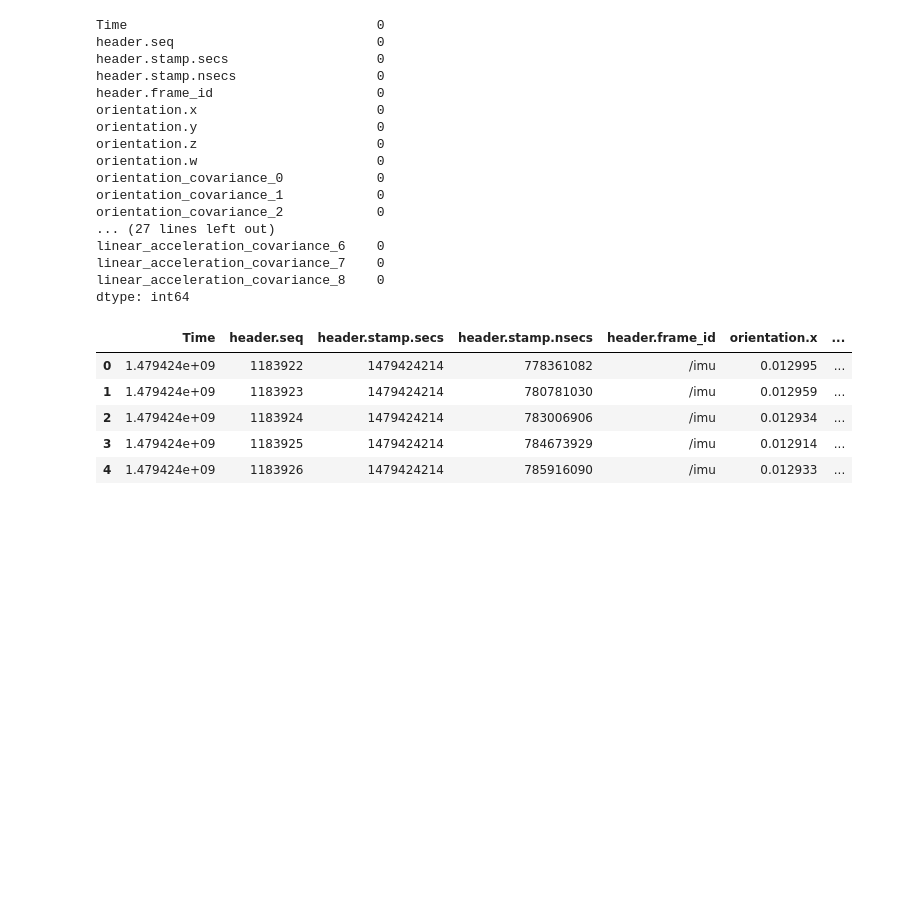
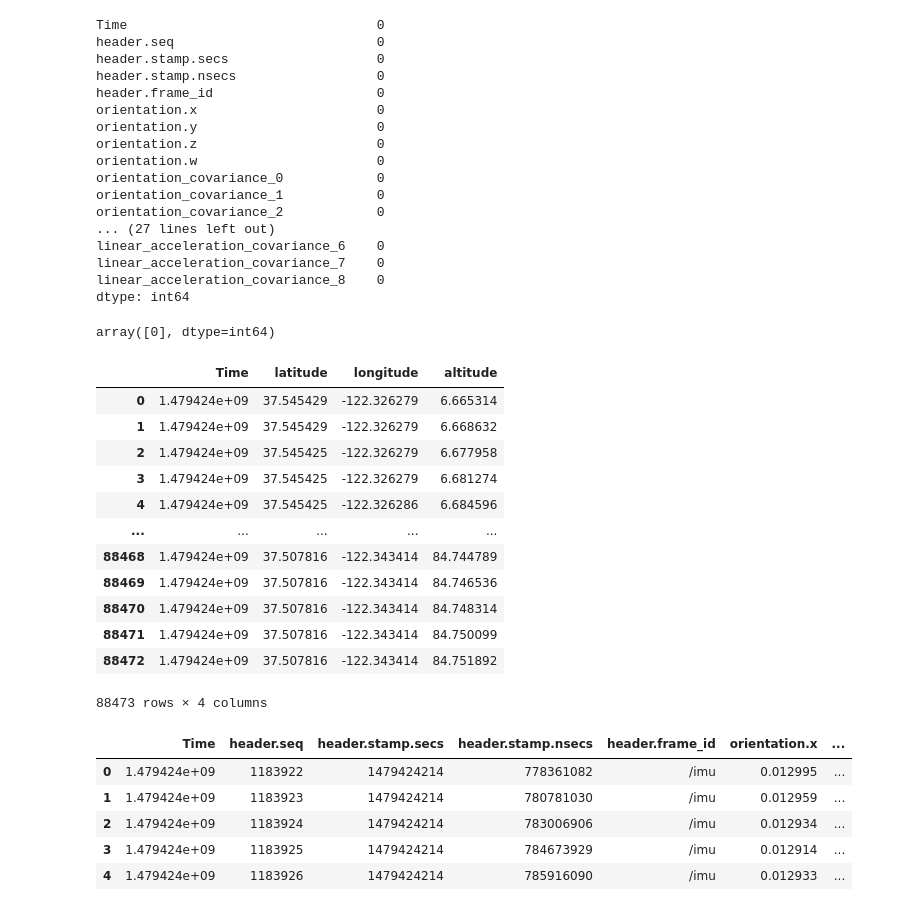
Before and after one commit to grahamjh99/VisionDrive, a Jupyter notebook: Capstone.ipynb, the cells around one changed output. Cells and saved outputs as stored; diff of their text form; code cells hidden in the pictures; blank space fills up the shorter version.

Commit message:
cleaned some data

```diff
--- a/Capstone.ipynb
+++ b/Capstone.ipynb
@@ -29,3 +29,32 @@ linear_acceleration_covariance_6    0
 linear_acceleration_covariance_7    0
 linear_acceleration_covariance_8    0
 dtype: int64
+# %%
+fix_HMB_1 = pd.read_csv('./Data/ROSBAG/Ch2_002/HMB_1/fix.csv')
+fix_HMB_1['position_covariance_type'].unique()
+# %% [output]
+array([0], dtype=int64)
+# %%
+fix_HMB_1 = pd.read_csv(f'./Data/ROSBAG/Ch2_002/HMB_1/fix.csv')
+def clean_fix_csv(df,filename):
+    df.drop(columns = ['header.seq','header.stamp.secs','header.stamp.nsecs', 'header.frame_id','status.status','status.service','position_covariance_type',
+                       'position_covariance_0','position_covariance_1','position_covariance_2','position_covariance_3',
+                      'position_covariance_4','position_covariance_5','position_covariance_6','position_covariance_7','position_covariance_8'], inplace = True)
+    df.to_csv(f'./cleaned_data/{filename}.csv')
+    return df
+
+clean_fix_csv(fix_HMB_1,'fix_HMB_1')
+# %% [output]
+|  | Time | latitude | longitude | altitude |
+| 0 | 1.479424e+09 | 37.545429 | -122.326279 | 6.665314 |
+| 1 | 1.479424e+09 | 37.545429 | -122.326279 | 6.668632 |
+| 2 | 1.479424e+09 | 37.545425 | -122.326279 | 6.677958 |
+| 3 | 1.479424e+09 | 37.545425 | -122.326279 | 6.681274 |
+| 4 | 1.479424e+09 | 37.545425 | -122.326286 | 6.684596 |
+| ... | ... | ... | ... | ... |
+| 88468 | 1.479424e+09 | 37.507816 | -122.343414 | 84.744789 |
+| 88469 | 1.479424e+09 | 37.507816 | -122.343414 | 84.746536 |
+| 88470 | 1.479424e+09 | 37.507816 | -122.343414 | 84.748314 |
+| 88471 | 1.479424e+09 | 37.507816 | -122.343414 | 84.750099 |
+| 88472 | 1.479424e+09 | 37.507816 | -122.343414 | 84.751892 |
+88473 rows × 4 columns
```
Also changed, not shown: parts of 1 cell of this notebook, 3 other files.
